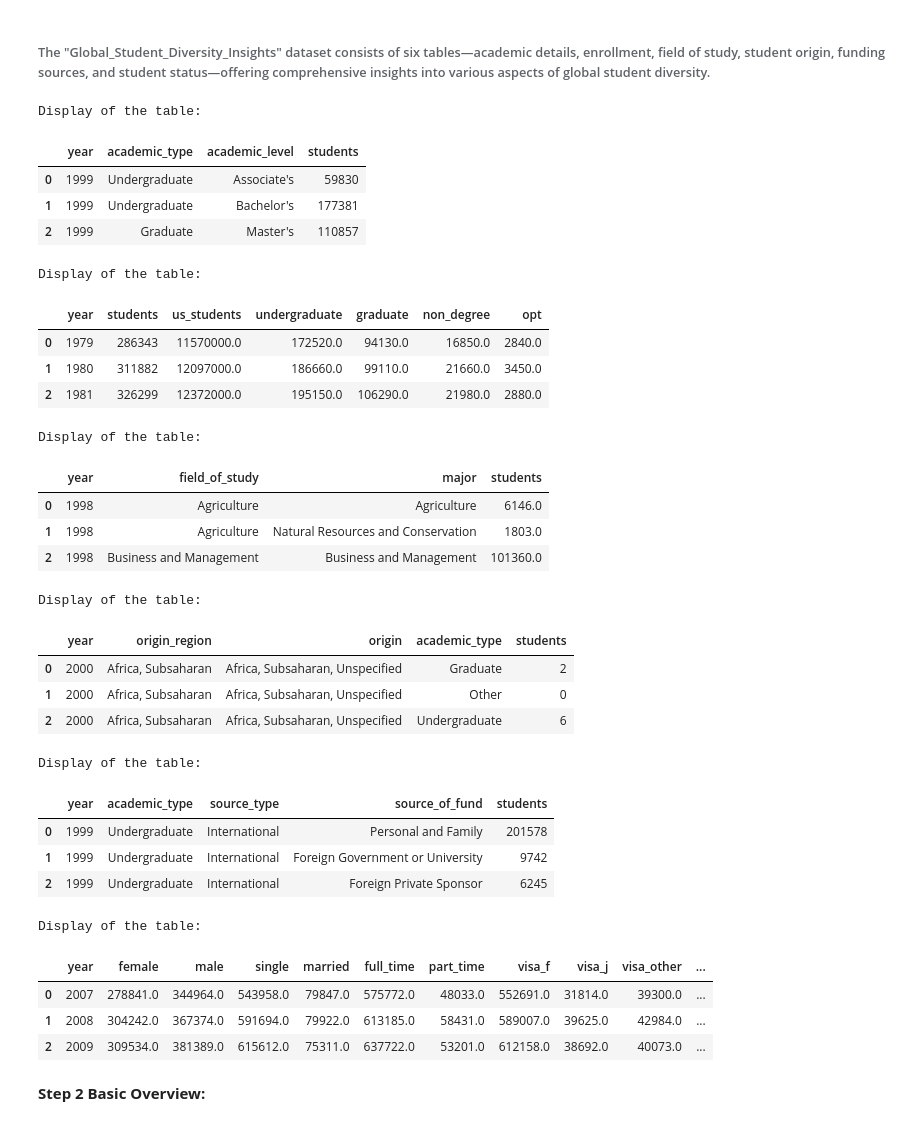
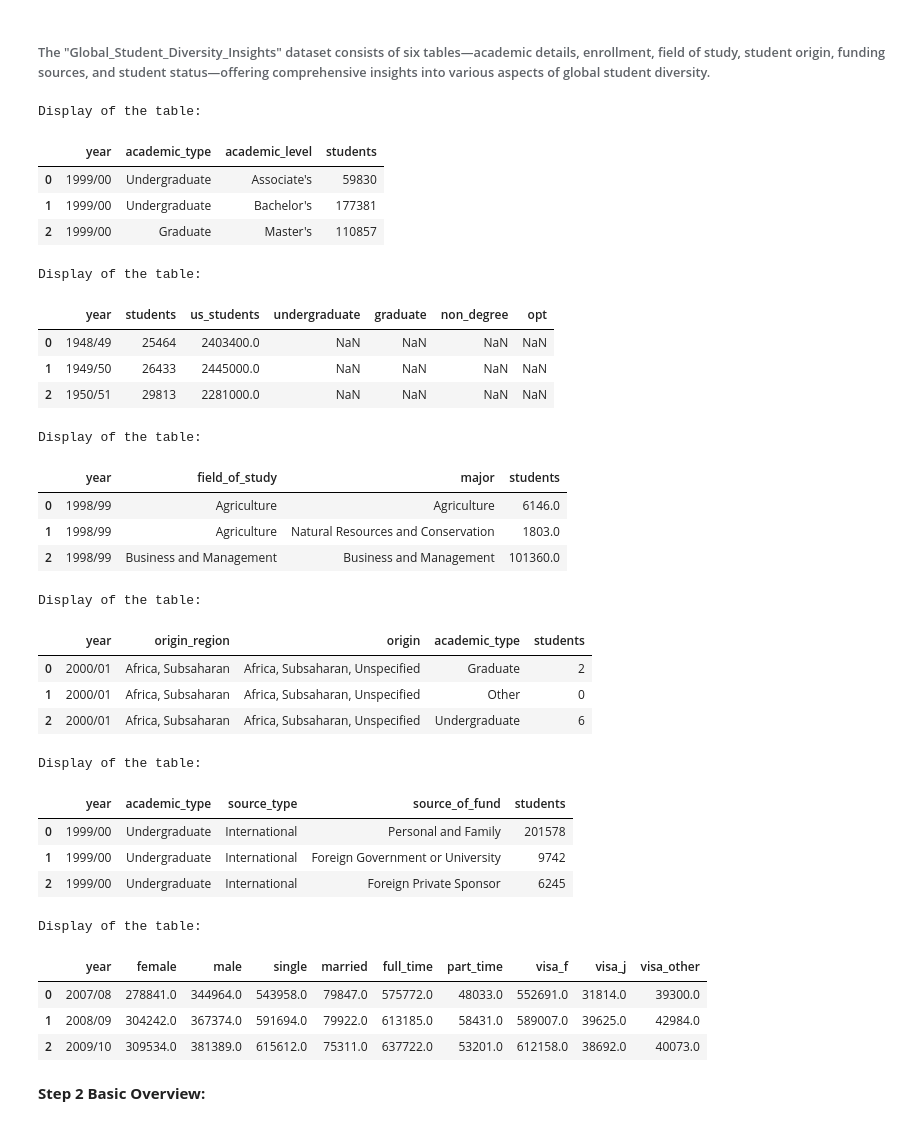
Before and after one commit to mirna1983/Global-Student-Diversity-Insights, a Jupyter notebook: Project.ipynb, the cells around one changed output. Drawn from its saved outputs; the diff is of its cells as text; code cells hidden in the pictures.

```diff
--- a/Project.ipynb
+++ b/Project.ipynb
@@ -29,0 +51,10 @@ engine = create_engine(f"mysql+pymysql://{'root'}:{password}@{'localhost'}:{3306
+# %%
+# MySQL connection parameters
+mysql_username = 'root'
+mysql_password = '123123123'
+mysql_host = 'localhost'
+mysql_port = 3306
+mysql_database = 'Global_Student_Diversity_Insights'
+
+# Creating a connection to the MySQL database
+engine = create_engine(f"mysql+pymysql://{mysql_username}:{mysql_password}@{mysql_host}:{mysql_port}/{mysql_database}")
@@ -41,65 +90,65 @@ showTable
 # %% [markdown]
 ###### The "Global_Student_Diversity_Insights" dataset consists of six tables—academic details, enrollment, field of study, student origin, funding sources, and student status—offering comprehensive insights into various aspects of global student diversity.
 # %%
-academicDetailDisplay = pd.read_sql("SELECT * FROM academic_detail_modified;", engine)
+academicDetailDisplay = pd.read_sql("SELECT * FROM academic_detail;", engine)
 print("Display of the table:")
 academicDetailDisplay.head(3)
 # %% [output]
 Display of the table:
 |  | year | academic_type | academic_level | students |
-| 0 | 1999 | Undergraduate | Associate's | 59830 |
-| 1 | 1999 | Undergraduate | Bachelor's | 177381 |
-| 2 | 1999 | Graduate | Master's | 110857 |
+| 0 | 1999/00 | Undergraduate | Associate's | 59830 |
+| 1 | 1999/00 | Undergraduate | Bachelor's | 177381 |
+| 2 | 1999/00 | Graduate | Master's | 110857 |
 # %%
-academicDisplay = pd.read_sql("SELECT * FROM academic_modified;", engine)
+academicDisplay = pd.read_sql("SELECT * FROM academic;", engine)
 print("Display of the table:")
 academicDisplay.head(3)
 # %% [output]
 Display of the table:
 |  | year | students | us_students | undergraduate | graduate | non_degree | opt |
-| 0 | 1979 | 286343 | 11570000.0 | 172520.0 | 94130.0 | 16850.0 | 2840.0 |
-| 1 | 1980 | 311882 | 12097000.0 | 186660.0 | 99110.0 | 21660.0 | 3450.0 |
-| 2 | 1981 | 326299 | 12372000.0 | 195150.0 | 106290.0 | 21980.0 | 2880.0 |
+| 0 | 1948/49 | 25464 | 2403400.0 | NaN | NaN | NaN | NaN |
+| 1 | 1949/50 | 26433 | 2445000.0 | NaN | NaN | NaN | NaN |
+| 2 | 1950/51 | 29813 | 2281000.0 | NaN | NaN | NaN | NaN |
 # %%
-studyFieldDisplay = pd.read_sql("SELECT * FROM field_of_study_modified;", engine)
+studyFieldDisplay = pd.read_sql("SELECT * FROM field_of_study;", engine)
 print("Display of the table:")
 studyFieldDisplay.head(3)
 # %% [output]
 Display of the table:
 |  | year | field_of_study | major | students |
-| 0 | 1998 | Agriculture | Agriculture | 6146.0 |
-| 1 | 1998 | Agriculture | Natural Resources and Conservation | 1803.0 |
-| 2 | 1998 | Business and Management | Business and Management | 101360.0 |
+| 0 | 1998/99 | Agriculture | Agriculture | 6146.0 |
+| 1 | 1998/99 | Agriculture | Natural Resources and Conservation | 1803.0 |
+| 2 | 1998/99 | Business and Management | Business and Management | 101360.0 |
 # %%
-originDisplay = pd.read_sql("SELECT * FROM origin_modified;", engine)
+originDisplay = pd.read_sql("SELECT * FROM origin;", engine)
 print("Display of the table:")
 originDisplay.head(3)
 # %% [output]
 Display of the table:
 |  | year | origin_region | origin | academic_type | students |
-| 0 | 2000 | Africa, Subsaharan | Africa, Subsaharan, Unspecified | Graduate | 2 |
-| 1 | 2000 | Africa, Subsaharan | Africa, Subsaharan, Unspecified | Other | 0 |
-| 2 | 2000 | Africa, Subsaharan | Africa, Subsaharan, Unspecified | Undergraduate | 6 |
+| 0 | 2000/01 | Africa, Subsaharan | Africa, Subsaharan, Unspecified | Graduate | 2 |
+| 1 | 2000/01 | Africa, Subsaharan | Africa, Subsaharan, Unspecified | Other | 0 |
+| 2 | 2000/01 | Africa, Subsaharan | Africa, Subsaharan, Unspecified | Undergraduate | 6 |
 # %%
-sourceOfFundDisplay = pd.read_sql("SELECT * FROM source_of_fund_modified;", engine)
+sourceOfFundDisplay = pd.read_sql("SELECT * FROM source_of_fund;", engine)
 print("Display of the table:")
 sourceOfFundDisplay.head(3)
 # %% [output]
 Display of the table:
 |  | year | academic_type | source_type | source_of_fund | students |
-| 0 | 1999 | Undergraduate | International | Personal and Family | 201578 |
-| 1 | 1999 | Undergraduate | International | Foreign Government or University | 9742 |
-| 2 | 1999 | Undergraduate | International | Foreign Private Sponsor | 6245 |
+| 0 | 1999/00 | Undergraduate | International | Personal and Family | 201578 |
+| 1 | 1999/00 | Undergraduate | International | Foreign Government or University | 9742 |
+| 2 | 1999/00 | Undergraduate | International | Foreign Private Sponsor | 6245 |
 # %%
-statusDisplay = pd.read_sql("SELECT * FROM status_modified;", engine)
+statusDisplay = pd.read_sql("SELECT * FROM status;", engine)
 print("Display of the table:")
 statusDisplay.head(3)
 # %% [output]
 Display of the table:
-|  | year | female | male | single | married | full_time | part_time | visa_f | visa_j | visa_other | ... |
-| 0 | 2007 | 278841.0 | 344964.0 | 543958.0 | 79847.0 | 575772.0 | 48033.0 | 552691.0 | 31814.0 | 39300.0 | ... |
-| 1 | 2008 | 304242.0 | 367374.0 | 591694.0 | 79922.0 | 613185.0 | 58431.0 | 589007.0 | 39625.0 | 42984.0 | ... |
-| 2 | 2009 | 309534.0 | 381389.0 | 615612.0 | 75311.0 | 637722.0 | 53201.0 | 612158.0 | 38692.0 | 40073.0 | ... |
+|  | year | female | male | single | married | full_time | part_time | visa_f | visa_j | visa_other |
+| 0 | 2007/08 | 278841.0 | 344964.0 | 543958.0 | 79847.0 | 575772.0 | 48033.0 | 552691.0 | 31814.0 | 39300.0 |
+| 1 | 2008/09 | 304242.0 | 367374.0 | 591694.0 | 79922.0 | 613185.0 | 58431.0 | 589007.0 | 39625.0 | 42984.0 |
+| 2 | 2009/10 | 309534.0 | 381389.0 | 615612.0 | 75311.0 | 637722.0 | 53201.0 | 612158.0 | 38692.0 | 40073.0 |
 # %% [markdown]
 **Step 2 Basic Overview:**
 # %%
```
Also changed, not shown: parts of 26 cells of this notebook, 14 other files.
